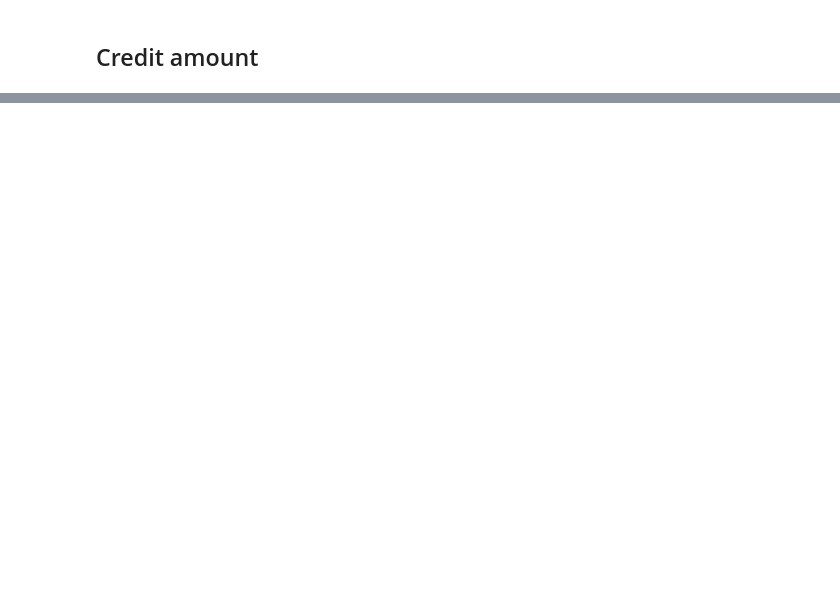
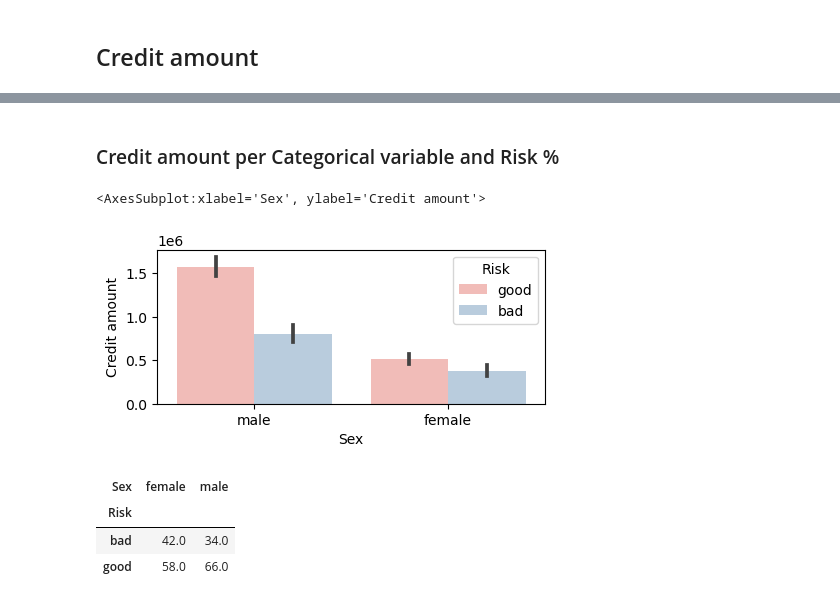
Before and after one commit to dsprincess/python-projects, a Jupyter notebook: Credit risk analysis - bank.ipynb, the cells around one changed output, grey strips where cells are left out. Saved outputs shown, nothing was run; the diff lists cells and outputs as text; code cells hidden in the pictures; blank space fills up the shorter version.

```diff
--- a/Credit risk analysis - bank.ipynb
+++ b/Credit risk analysis - bank.ipynb
@@ -210,0 +214,17 @@ g.fig.legend(handles, ["Good", "Bad"], loc='center right')
+# %% [markdown]
+### Credit amount per Categorical variable and Risk %
+# %%
+plt.subplots(figsize=(5,2))
+sns.barplot(data=df_credit, x='Sex', y='Credit amount', hue='Risk', estimator=sum)
+#y-axis values are being displayed in scientific notation or exponential form
+#le6 stands for "times 10 to the power of 6", which means that the values on the y-axis are being multiplied by 1,000,000.
+# %% [output]
+<AxesSubplot:xlabel='Sex', ylabel='Credit amount'>
+[figure, added]
+# %%
+df_credit.pivot_table(index='Risk', values='Credit amount', columns='Sex', aggfunc='sum', fill_value=0).apply(lambda col: col / col.sum() * 100, axis=0).round()
+# %% [output]
+| Sex | female | male |
+| Risk |  |  |
+| bad | 42.0 | 34.0 |
+| good | 58.0 | 66.0 |
```
Also changed, not shown: parts of 78 cells of this notebook.
